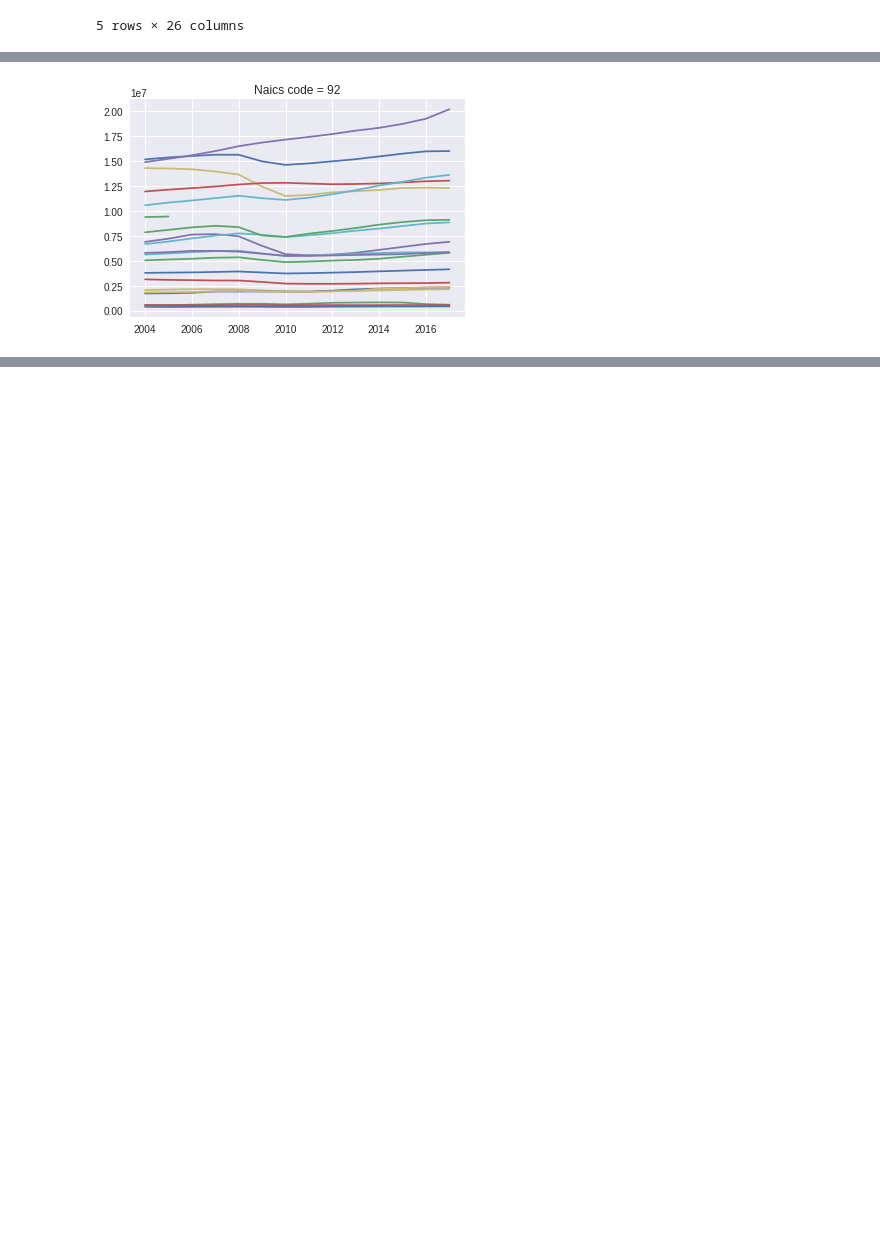
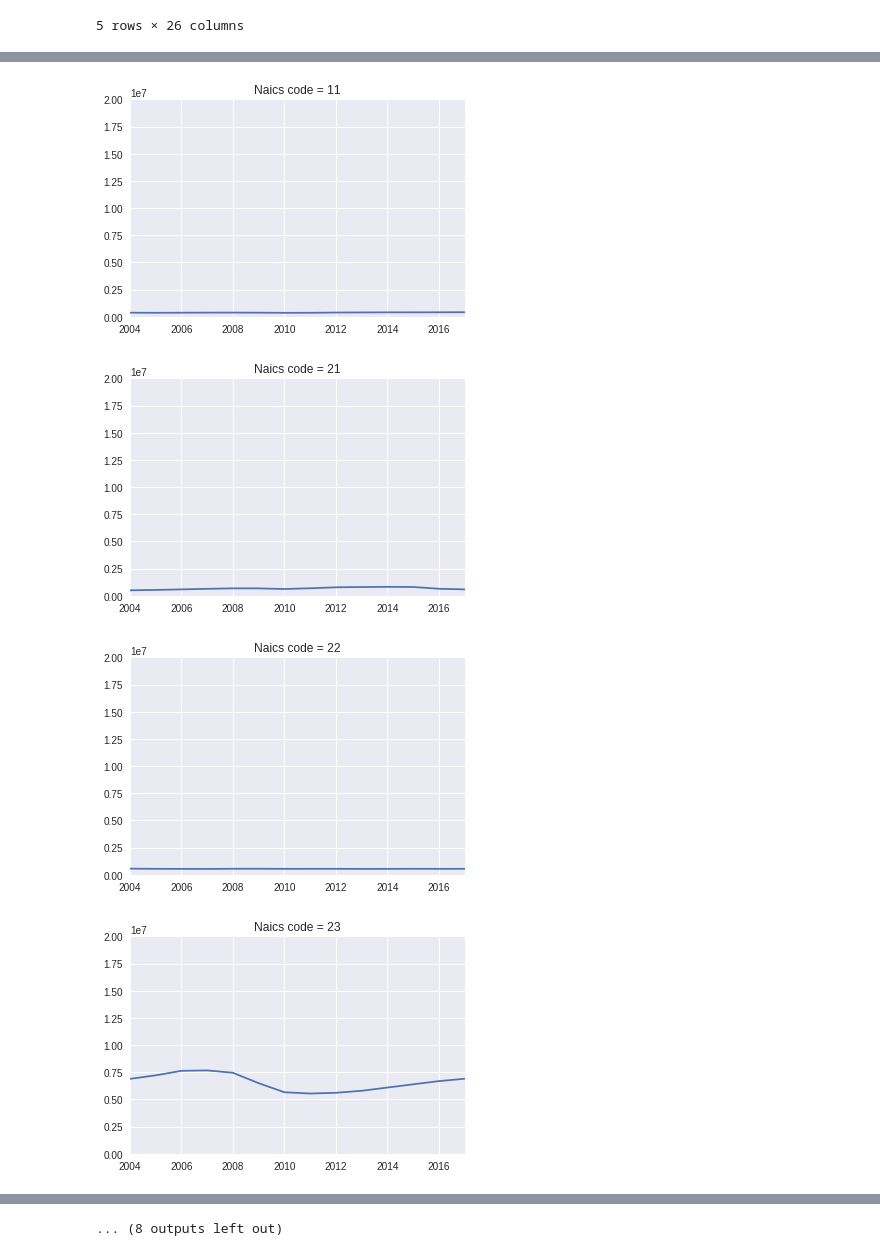
Before and after one commit to akshseh/FintechProject, a Jupyter notebook: OES_Fintech.ipynb, the cells around one changed output, grey strips where cells are left out. Cells and saved outputs as stored; diff of their text form; code cells hidden in the pictures; blank space fills up the shorter version.

```diff
--- a/OES_Fintech.ipynb
+++ b/OES_Fintech.ipynb
@@ -305,14 +262,13 @@ import matplotlib.pyplot as plt
 # %%
 %matplotlib inline
 
+
 array = ["11","21","22","23","31-33","42","44-45","48-49","51","52","53","54","55","56","61","62","71","72","81","92"]
 
-# try_filter = (files["OCC_CODE"] == "00-0000") & (files["NAICS"] == "11")
-# filtered_out = files[try_filter]
-
-# index=ts.index, columns=list('ABCD')
+num = 1
 
 for i in range(len(array)):
+
     filtered = (files["OCC_CODE"] == "00-0000") & (files["NAICS"] == str(array[i]))
     filtered_out = files[filtered]
     sort_by_yr = filtered_out.sort_values('year')
@@ -320,12 +276,18 @@ for i in range(len(array)):
     sort_by_yr.index = sort_by_yr["year"]
     ts = pd.Series(sort_by_yr["TOT_EMP"])
 
+   ## ------PLOT -------------------------------------------
+    plt.figure()
+    num = num+1
     plt.title("Naics code = "+ str(array[i]))
-    plt.grid(True)
-
-    plt.figure(); ts.plot();
+    plt.ylabel('tot_employment')
+    plt.xlabel('year')
+    plt.plot(sort_by_yr.index,ts)
 
 plt.show()
+
+
+
 # sort_by_yr = filtered_out.sort_values('year')
 # sort_by_yr.tail()
 # sort_by_yr.index = sort_by_yr["year"]
@@ -346,29 +308,24 @@ plt.show()
 # %%
 %matplotlib inline
 
 array = ["11","21","22","23","31-33","42","44-45","48-49","51","52","53","54","55","56","61","62","71","72","81","92"]
 
-# try_filter = (files["OCC_CODE"] == "00-0000") & (files["NAICS"] == "11")
-# filtered_out = files[try_filter]
-
-# index=ts.index, columns=list('ABCD')
 plt.figure(1)
 for i in range(len(array)):
     filtered = (files["OCC_CODE"] == "00-0000") & (files["NAICS"] == str(array[i]))
     filtered_out = files[filtered]
     sort_by_yr = filtered_out.sort_values('year')
-#     sort_by_yr.tail()
     sort_by_yr.index = sort_by_yr["year"]
     ts = pd.Series(sort_by_yr["TOT_EMP"])
-#     plt.yscale('linear')
-#     plt.axis([2004, 2017, 10000, 20000000])
+    plt.yscale('linear')
+    plt.axis([2004, 2017, 1000, 20000000])
     plt.title("Naics code = "+ str(array[i]))
     plt.grid(True)
     plt.plot(ts,label = str(array[i]));
 
     plt.show()
-# sort_by_yr = filtered_out.sort_values('year')
-# sort_by_yr.tail()
-# sort_by_yr.index = sort_by_yr["year"]
 # %% [output]
-[figure, old version]
+[figure, new version]
+[figure, added]
+[figure, added]
+[figure, added]
@@ -374,0 +340 @@ for i in range(len(array)):
+... (8 outputs left out)
```
Also changed, not shown: parts of 9 cells of this notebook.
